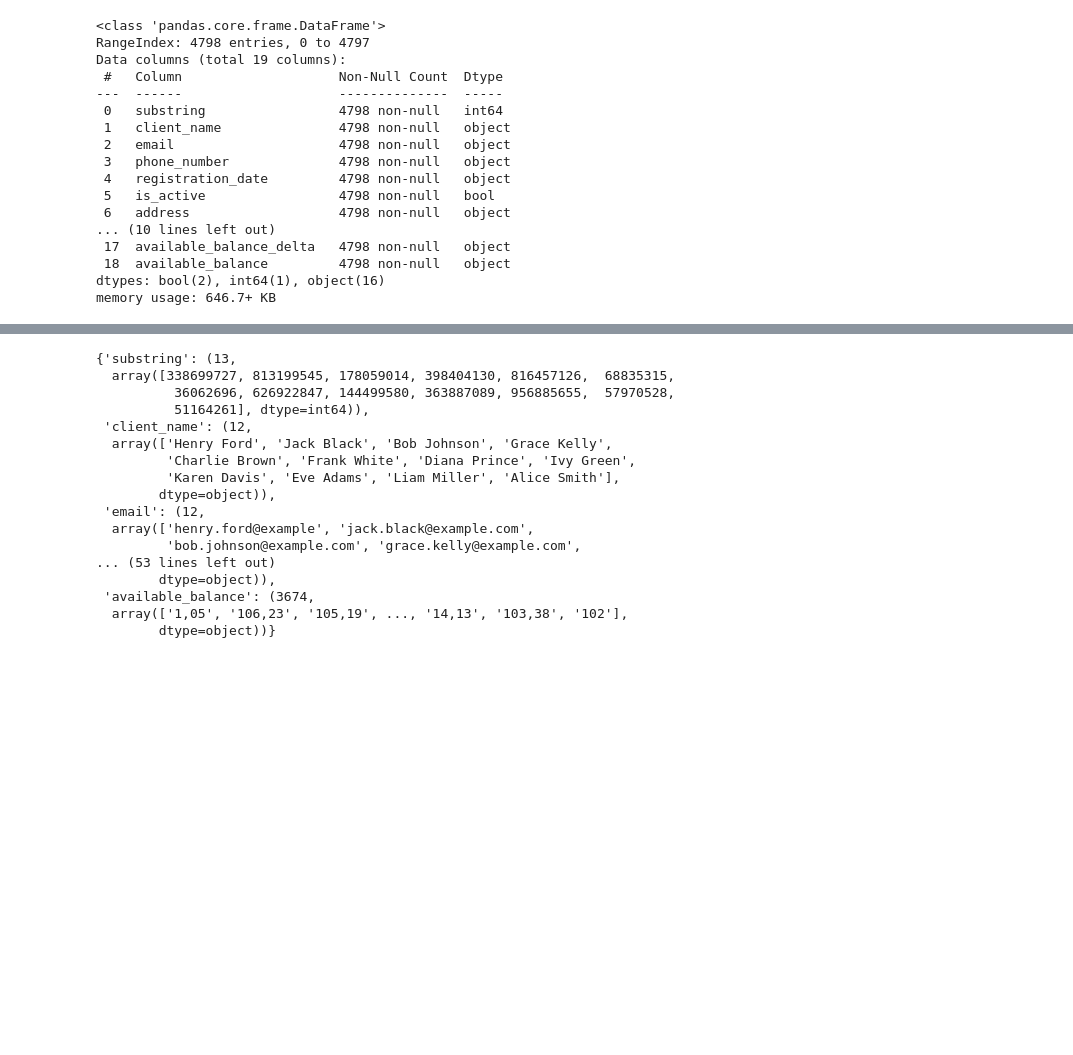
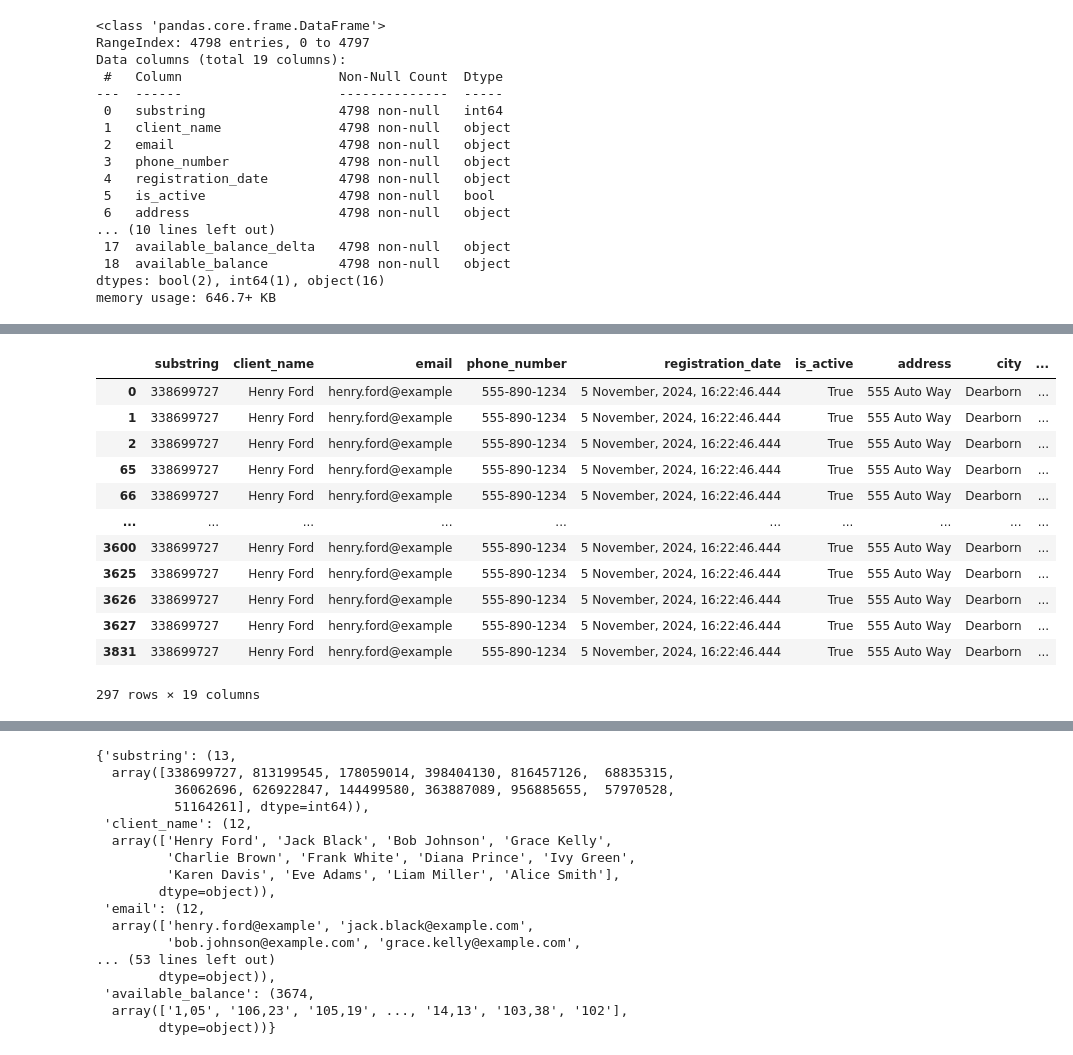
Before and after one commit to tanagnostis/ep_ae_assignment, a Jupyter notebook: code/dataset_exploration.ipynb, the cells around one changed output, grey strips where cells are left out. Saved outputs shown, nothing was run; the diff lists cells and outputs as text; code cells hidden in the pictures; blank space fills up the shorter version.

```diff
--- a/code/dataset_exploration.ipynb
+++ b/code/dataset_exploration.ipynb
@@ -40,4 +40,20 @@ data.head()
 | 2 | 338699727 | Henry Ford | henry.ford@example | 555-890-1234 | 5 November, 2024, 16:22:46.444 | True | 555 Auto Way | Dearborn | ... |
 | 3 | 813199545 | Jack Black | jack.black@example.com | 555-012-3456 | 1 February, 2025, 10:30:58.789 | True | 777 Rock N Roll | Hollywood | ... |
 | 4 | 178059014 | Bob Johnson | bob.johnson@example.com | 555-234-5678 | 9 September, 2024, 05:05:18.555 | True | 456 Oak Ave | Otherville | ... |
+# %%
+data[data['client_name']=='Henry Ford']
+# %% [output]
+|  | substring | client_name | email | phone_number | registration_date | is_active | address | city | ... |
+| 0 | 338699727 | Henry Ford | henry.ford@example | 555-890-1234 | 5 November, 2024, 16:22:46.444 | True | 555 Auto Way | Dearborn | ... |
+| 1 | 338699727 | Henry Ford | henry.ford@example | 555-890-1234 | 5 November, 2024, 16:22:46.444 | True | 555 Auto Way | Dearborn | ... |
+| 2 | 338699727 | Henry Ford | henry.ford@example | 555-890-1234 | 5 November, 2024, 16:22:46.444 | True | 555 Auto Way | Dearborn | ... |
+| 65 | 338699727 | Henry Ford | henry.ford@example | 555-890-1234 | 5 November, 2024, 16:22:46.444 | True | 555 Auto Way | Dearborn | ... |
+| 66 | 338699727 | Henry Ford | henry.ford@example | 555-890-1234 | 5 November, 2024, 16:22:46.444 | True | 555 Auto Way | Dearborn | ... |
+| ... | ... | ... | ... | ... | ... | ... | ... | ... | ... |
+| 3600 | 338699727 | Henry Ford | henry.ford@example | 555-890-1234 | 5 November, 2024, 16:22:46.444 | True | 555 Auto Way | Dearborn | ... |
+| 3625 | 338699727 | Henry Ford | henry.ford@example | 555-890-1234 | 5 November, 2024, 16:22:46.444 | True | 555 Auto Way | Dearborn | ... |
+| 3626 | 338699727 | Henry Ford | henry.ford@example | 555-890-1234 | 5 November, 2024, 16:22:46.444 | True | 555 Auto Way | Dearborn | ... |
+| 3627 | 338699727 | Henry Ford | henry.ford@example | 555-890-1234 | 5 November, 2024, 16:22:46.444 | True | 555 Auto Way | Dearborn | ... |
+| 3831 | 338699727 | Henry Ford | henry.ford@example | 555-890-1234 | 5 November, 2024, 16:22:46.444 | True | 555 Auto Way | Dearborn | ... |
+297 rows × 19 columns
 # %%
```
Also changed, not shown: parts of 48 cells of this notebook.
